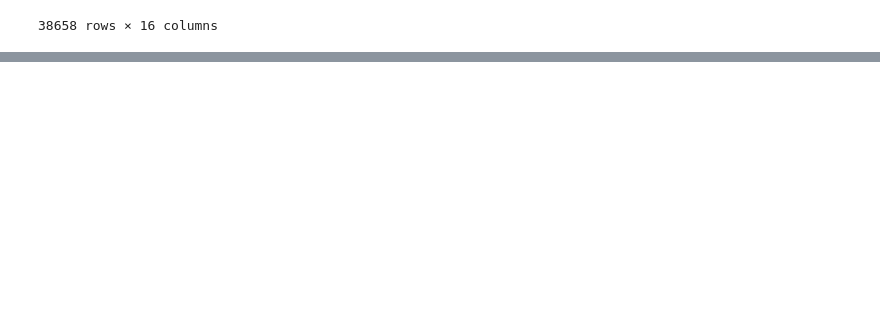
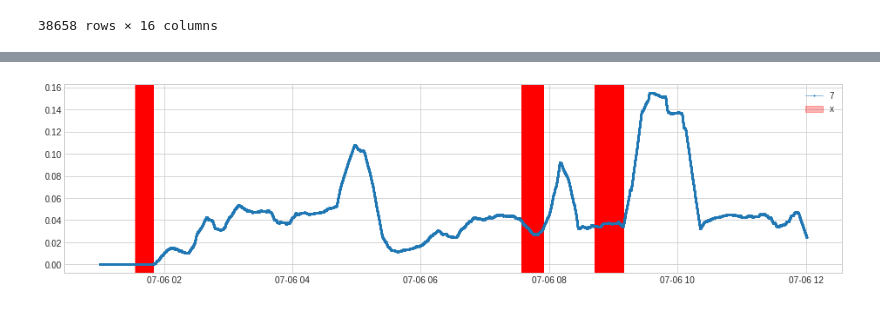
Before and after one commit to munozariasjm/plt-anomaly-detector, a Jupyter notebook: examples/detection copy.ipynb, the cells around one changed output, grey strips where cells are left out. Saved outputs shown, nothing was run; the diff lists cells and outputs as text; code cells hidden in the pictures; blank space fills up the shorter version.

```diff
--- a/examples/detection copy.ipynb
+++ b/examples/detection copy.ipynb
@@ -87,0 +116,9 @@ if False:
+# %%
+s = pd.DataFrame({"dt": ch7.index[:len(x)], "x":x}).set_index("dt")
+# %%
+from adtk.detector import VolatilityShiftAD
+volatility_shift_ad = VolatilityShiftAD(c=6.0, side='positive', window=int(0.05*len(s)))
+anomalies = volatility_shift_ad.fit_detect(s)
+plot(ch7.iloc[:len(x)], anomaly=anomalies, anomaly_color='red');
+# %% [output]
+[figure, added]
```
Also changed, not shown: parts of 9 cells of this notebook, 4 other files.
